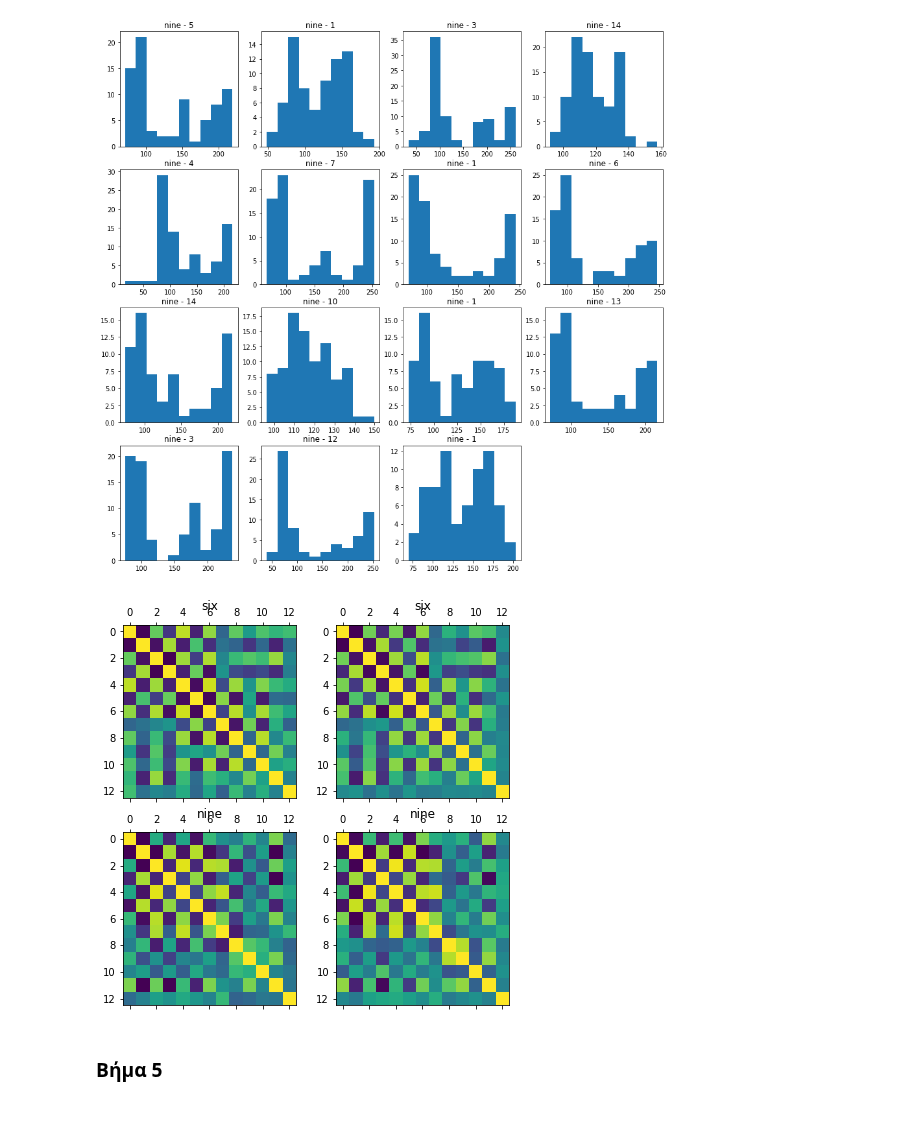
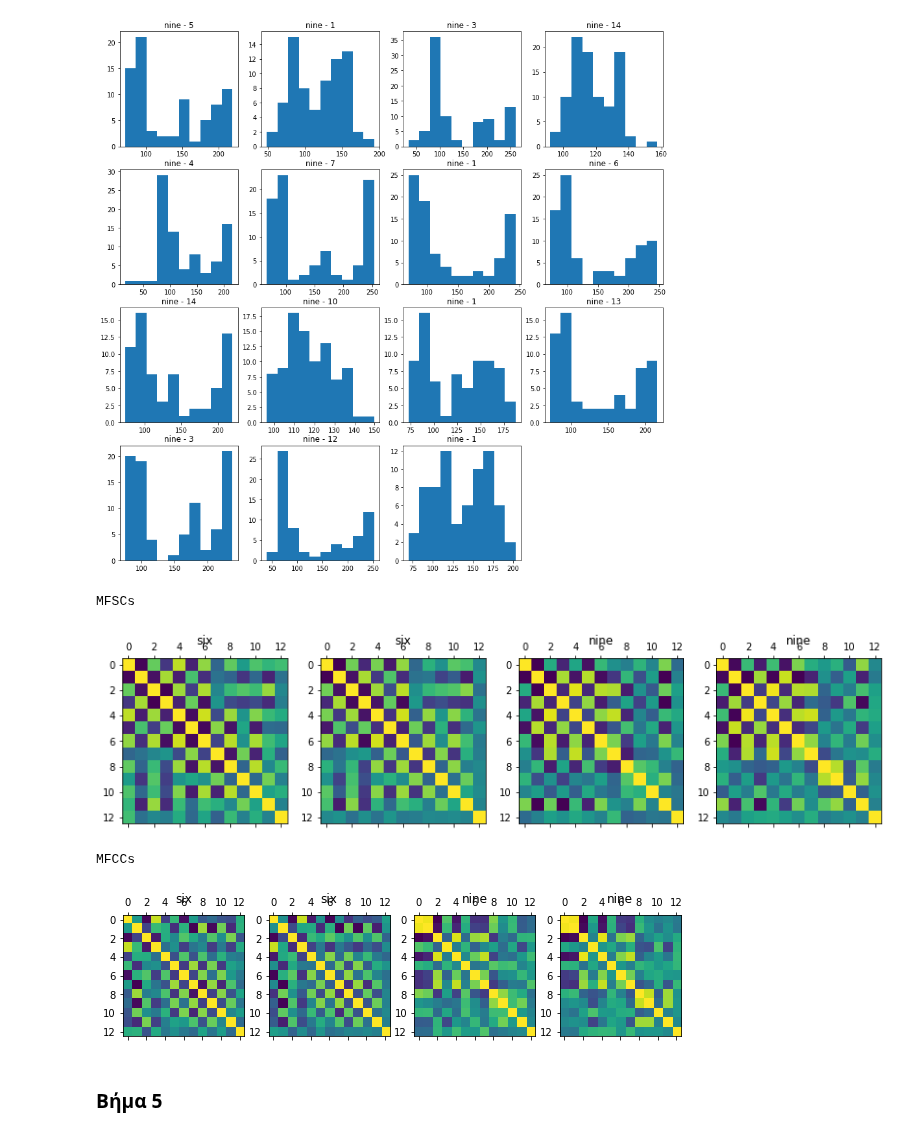
Before and after one commit to JasonChatzitheodorou/PatRec, a Jupyter notebook: Lab2/PatRec_Lab2.ipynb, the cells around one changed output. Saved outputs shown, nothing was run; the diff lists cells and outputs as text; code cells hidden in the pictures.

Commit message:
Fixed step 4 by adding matshows for mfccs as well

```diff
--- a/Lab2/PatRec_Lab2.ipynb
+++ b/Lab2/PatRec_Lab2.ipynb
@@ -158,27 +158,52 @@ n1_indices = [lib.choose_index(n1, '1', digits, speakers), lib.choose_index(n1,
 n2_indices = [lib.choose_index(n2, '1', digits, speakers), lib.choose_index(n2, '2', digits, speakers)]
 
 n1_mfscs = []
+n1_mfccs = []
 for i in n1_indices:
     mfcc = lib.calc_mfcc(wavs[i], hop_samples, window_samples)
     n1_mfscs.append(idct(mfcc))
-n1_xarr = [np.corrcoef(mfsc) for mfsc in n1_mfscs]
+    n1_mfccs.append(mfcc)
+n1_xarr_mfsc = [np.corrcoef(mfsc) for mfsc in n1_mfscs]
+n1_xarr_mfcc = [np.corrcoef(mfcc) for mfcc in n1_mfccs]
 
 n2_mfscs = []
+n2_mfccs = []
 for i in n2_indices:
     mfcc = lib.calc_mfcc(wavs[i], hop_samples, window_samples)
+    n2_mfccs.append(mfcc)
     n2_mfscs.append(idct(mfcc))
-n2_xarr = [np.corrcoef(mfsc) for mfsc in n2_mfscs]
+n2_xarr_mfsc = [np.corrcoef(mfsc) for mfsc in n2_mfscs]
+n2_xarr_mfcc = [np.corrcoef(mfcc) for mfcc in n2_mfccs]
 # %%
-fig, axs = plt.subplots(nrows=2, ncols=2, figsize=(7, 7))
-for ax, xarr in zip(axs[0], n1_xarr):
+print("MFSCs")
+fig, axs = plt.subplots(nrows=1, ncols=4, figsize=(14, 14))
+for ax, xarr in zip(axs, np.concatenate((n1_xarr_mfsc, n2_xarr_mfsc), axis=0)):
     ax.matshow(xarr)
-    ax.set_title(f"{n1}")
 
-for ax, xarr in zip(axs[1], n2_xarr):
-    ax.matshow(xarr)
-    ax.set_title(f"{n2}")
+axs[0].set_title(f"{n1}")
+axs[1].set_title(f"{n1}")
+axs[2].set_title(f"{n2}")
+axs[3].set_title(f"{n2}")
+
+plt.show()
 # %% [output]
+MFSCs
-[figure, old version]
+[figure, new version]
+# %%
+print("MFCCs")
+fig, axs = plt.subplots(nrows=1, ncols=4, figsize=(14, 14))
+for ax, xarr in zip(axs, np.concatenate((n1_xarr_mfcc, n2_xarr_mfcc), axis=0)):
+    ax.matshow(xarr)
+
+axs[0].set_title(f"{n1}")
+axs[1].set_title(f"{n1}")
+axs[2].set_title(f"{n2}")
+axs[3].set_title(f"{n2}")
+
+plt.show()
+# %% [output]
+MFCCs
+[figure, added]
 # %% [markdown]
 ### Βήμα 5
 # %%
```
